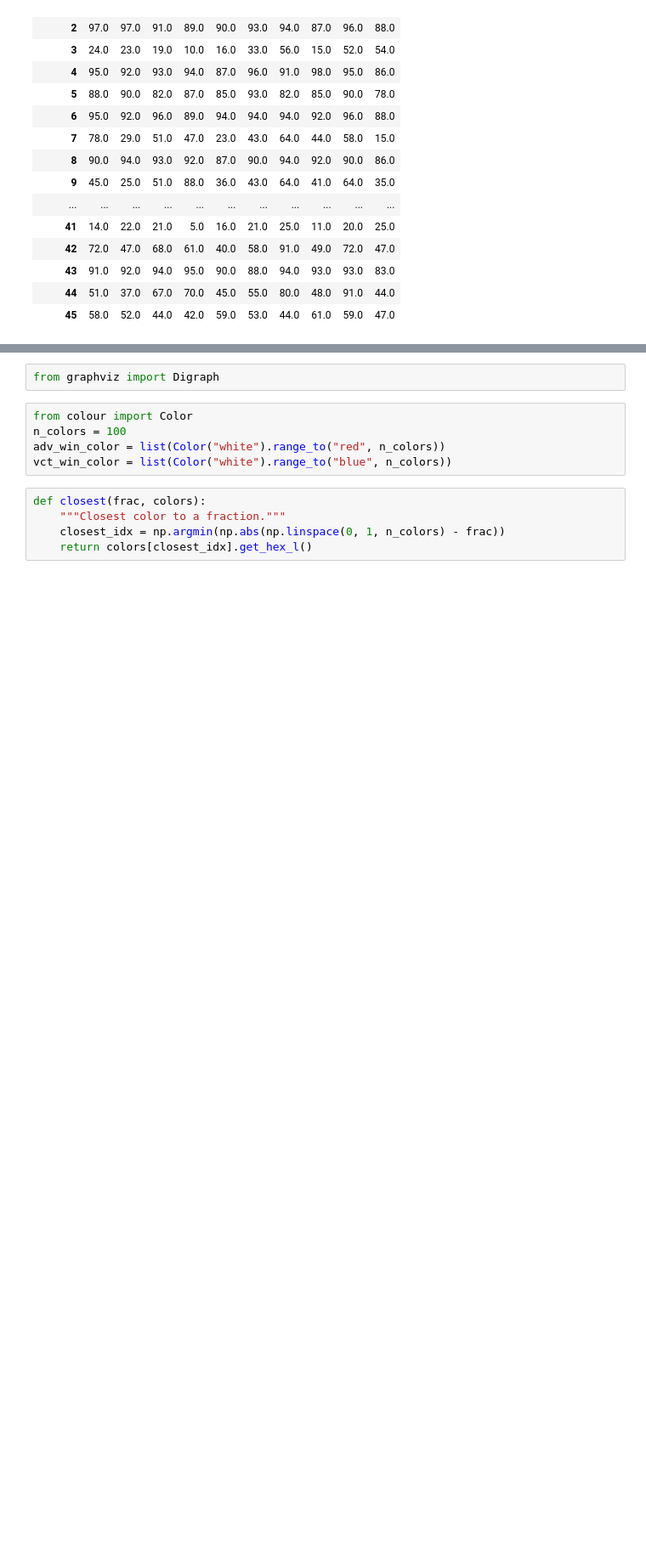
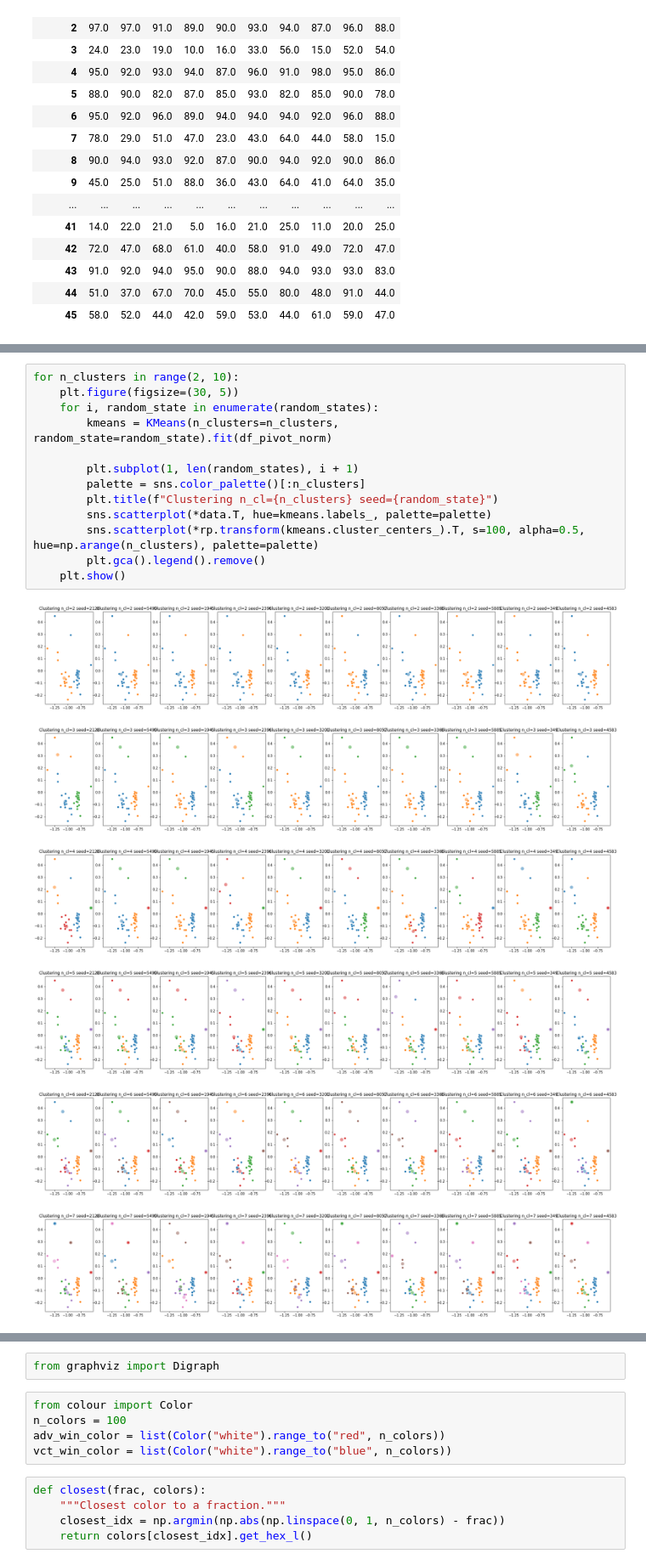
Before and after one commit to HumanCompatibleAI/better-adversarial-defenses, a Jupyter notebook: ap_rllib_experiment_analysis/youshallnotpass_rllib-analysis-eval.ipynb, the cells around one changed output, grey strips where cells are left out. Shown at 85% size. Saved outputs shown, nothing was run; the diff lists cells and outputs as text; blank space fills up the shorter version.

Commit message:
Add clustering of opponents

```diff
--- a/ap_rllib_experiment_analysis/youshallnotpass_rllib-analysis-eval.ipynb
+++ b/ap_rllib_experiment_analysis/youshallnotpass_rllib-analysis-eval.ipynb
@@ -423,0 +447,20 @@ df_pivot = df_pivot[-9:]
+# %%
+for n_clusters in range(2, 10):
+    plt.figure(figsize=(30, 5))
+    for i, random_state in enumerate(random_states):
+        kmeans = KMeans(n_clusters=n_clusters, random_state=random_state).fit(df_pivot_norm)
+
+        plt.subplot(1, len(random_states), i + 1)
+        palette = sns.color_palette()[:n_clusters]
+        plt.title(f"Clustering n_cl={n_clusters} seed={random_state}")
+        sns.scatterplot(*data.T, hue=kmeans.labels_, palette=palette)
+        sns.scatterplot(*rp.transform(kmeans.cluster_centers_).T, s=100, alpha=0.5, hue=np.arange(n_clusters), palette=palette)
+        plt.gca().legend().remove()
+    plt.show()
+# %% [output]
+[figure, added]
+[figure, added]
+[figure, added]
+[figure, added]
+[figure, added]
+[figure, added]
```
Also changed, not shown: parts of 21 cells of this notebook.
